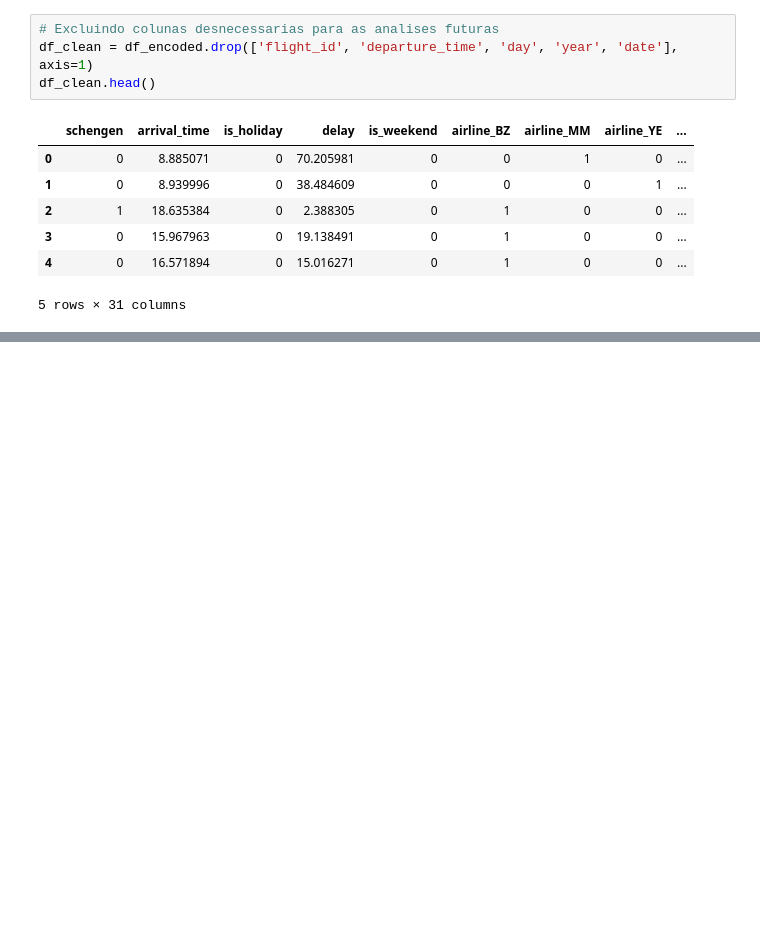
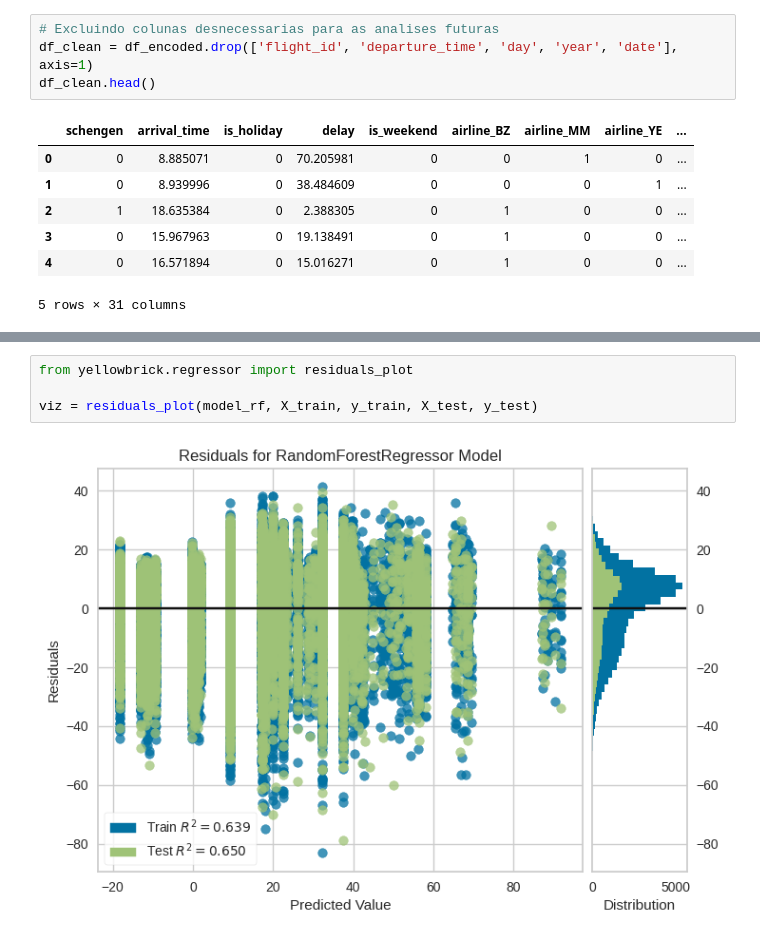
Before and after one commit to nina-rebello/flight-delay-prediction-model, a Jupyter notebook: modelo_atraso_voo.ipynb, the cells around one changed output, grey strips where cells are left out. Drawn from its saved outputs; the diff is of its cells as text; blank space fills up the shorter version.

```diff
--- a/modelo_atraso_voo.ipynb
+++ b/modelo_atraso_voo.ipynb
@@ -443,0 +557,6 @@ df_clean.head()
+# %%
+from yellowbrick.regressor import residuals_plot
+
+viz = residuals_plot(model_rf, X_train, y_train, X_test, y_test)
+# %% [output]
+[figure, added]
```
Also changed, not shown: parts of 18 cells of this notebook.
